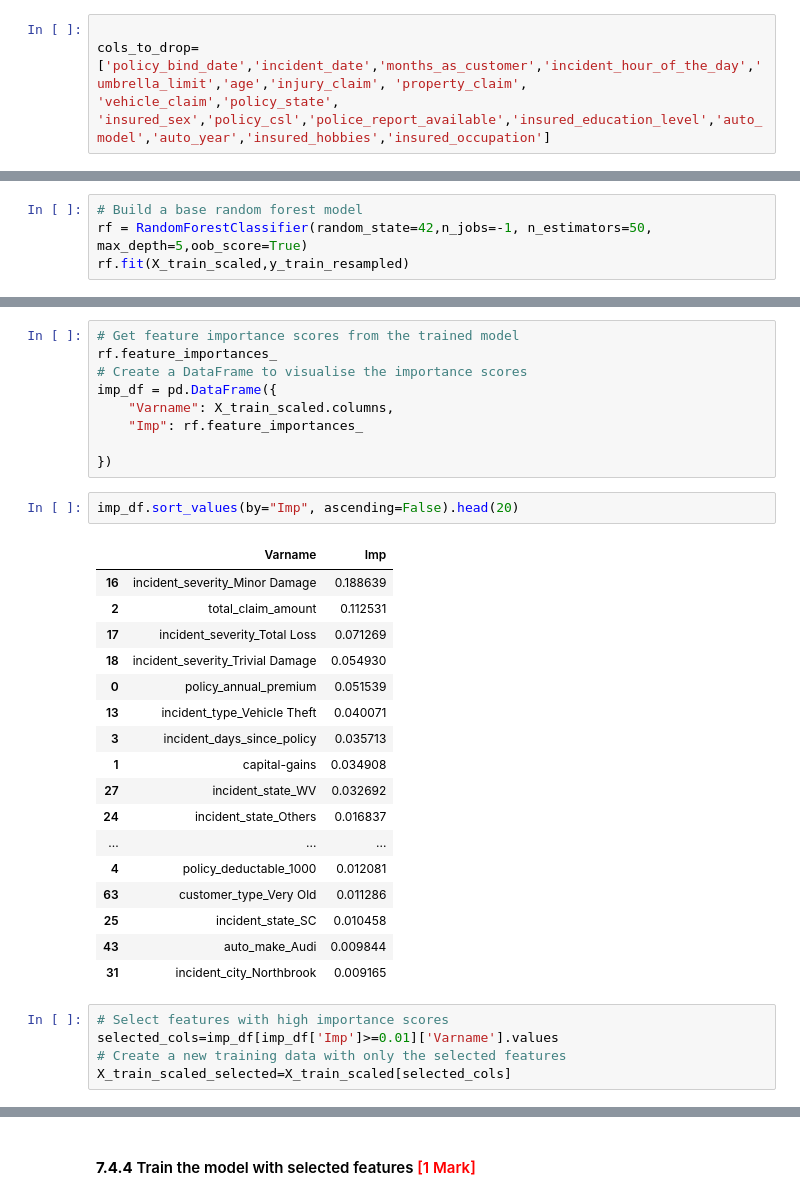
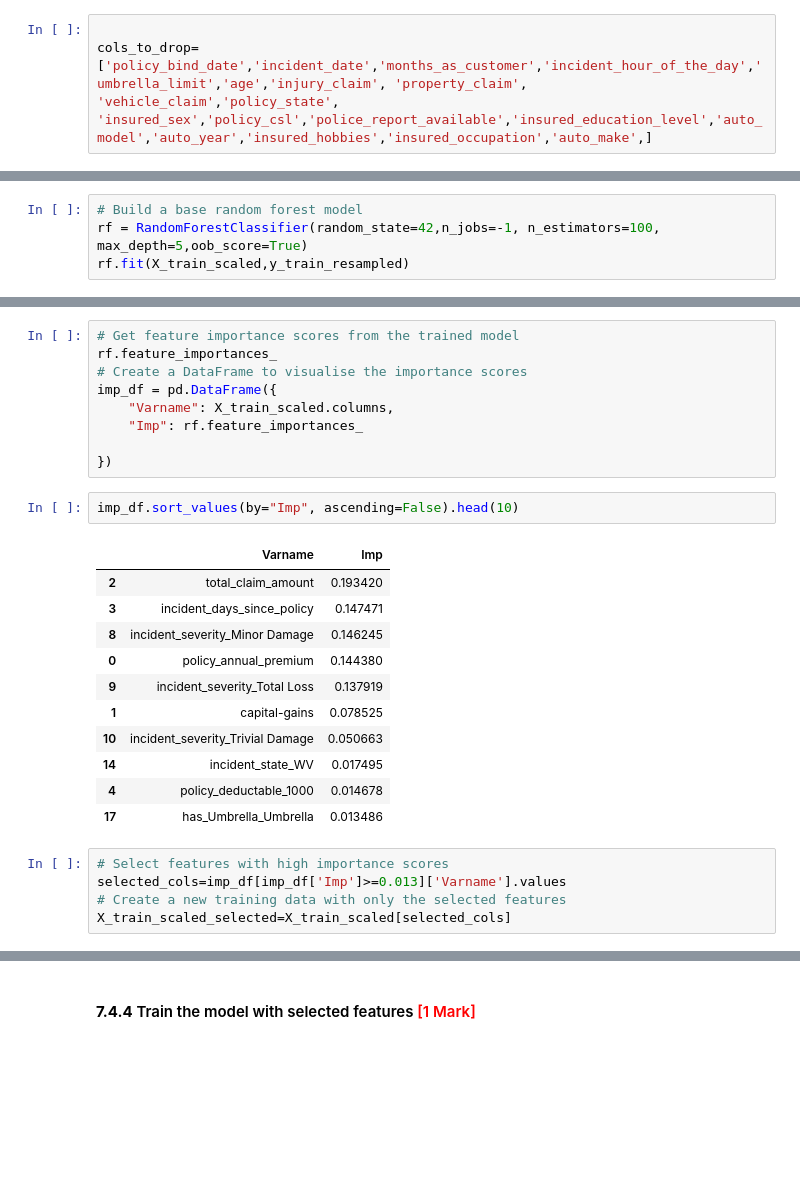
Before and after one commit to asthaban03/Fraudulent-Claim-Detection, a Jupyter notebook: Fraudulent_Claim_Detection_Starter.ipynb, the cells around one changed output, grey strips where cells are left out. Saved outputs shown, nothing was run; the diff lists cells and outputs as text; blank space fills up the shorter version.

```diff
--- a/Fraudulent_Claim_Detection_Starter.ipynb
+++ b/Fraudulent_Claim_Detection_Starter.ipynb
@@ -958,6 +958,6 @@ Index(['months_as_customer', 'age', 'policy_bind_date', 'policy_state',
 # %%
 
-cols_to_drop=['policy_bind_date','incident_date','months_as_customer','incident_hour_of_the_day','umbrella_limit','age','injury_claim', 'property_claim', 'vehicle_claim','policy_state', 'insured_sex','policy_csl','police_report_available','insured_education_level','auto_model','auto_year','insured_hobbies','insured_occupation']
+cols_to_drop=['policy_bind_date','incident_date','months_as_customer','incident_hour_of_the_day','umbrella_limit','age','injury_claim', 'property_claim', 'vehicle_claim','policy_state', 'insured_sex','policy_csl','police_report_available','insured_education_level','auto_model','auto_year','insured_hobbies','insured_occupation','auto_make',]
 # %%
 X_resampled.drop(cols_to_drop,axis=1,inplace=True)
 X_val.drop(cols_to_drop,axis=1,inplace=True)
@@ -1723,6 +1837,6 @@ from sklearn.model_selection import cross_val_score, GridSearchCV
 #### **7.4.2** Build the random forest model <font color="red">[1 Mark]</font>
 # %%
 # Build a base random forest model
-rf = RandomForestClassifier(random_state=42,n_jobs=-1, n_estimators=50, max_depth=5,oob_score=True)
+rf = RandomForestClassifier(random_state=42,n_jobs=-1, n_estimators=100, max_depth=5,oob_score=True)
 rf.fit(X_train_scaled,y_train_resampled)
 # %% [output]
@@ -1740,28 +1853,22 @@ imp_df = pd.DataFrame({
 
 })
 # %%
-imp_df.sort_values(by="Imp", ascending=False).head(20)
+imp_df.sort_values(by="Imp", ascending=False).head(10)
 # %% [output]
 |  | Varname | Imp |
-| 16 | incident_severity_Minor Damage | 0.188639 |
-| 2 | total_claim_amount | 0.112531 |
-| 17 | incident_severity_Total Loss | 0.071269 |
-| 18 | incident_severity_Trivial Damage | 0.054930 |
-| 0 | policy_annual_premium | 0.051539 |
-| 13 | incident_type_Vehicle Theft | 0.040071 |
-| 3 | incident_days_since_policy | 0.035713 |
-| 1 | capital-gains | 0.034908 |
-| 27 | incident_state_WV | 0.032692 |
-| 24 | incident_state_Others | 0.016837 |
-| ... | ... | ... |
-| 4 | policy_deductable_1000 | 0.012081 |
-| 63 | customer_type_Very Old | 0.011286 |
-| 25 | incident_state_SC | 0.010458 |
-| 43 | auto_make_Audi | 0.009844 |
-| 31 | incident_city_Northbrook | 0.009165 |
+| 2 | total_claim_amount | 0.193420 |
+| 3 | incident_days_since_policy | 0.147471 |
+| 8 | incident_severity_Minor Damage | 0.146245 |
+| 0 | policy_annual_premium | 0.144380 |
+| 9 | incident_severity_Total Loss | 0.137919 |
+| 1 | capital-gains | 0.078525 |
+| 10 | incident_severity_Trivial Damage | 0.050663 |
+| 14 | incident_state_WV | 0.017495 |
+| 4 | policy_deductable_1000 | 0.014678 |
+| 17 | has_Umbrella_Umbrella | 0.013486 |
 # %%
 # Select features with high importance scores
-selected_cols=imp_df[imp_df['Imp']>=0.01]['Varname'].values
+selected_cols=imp_df[imp_df['Imp']>=0.013]['Varname'].values
 # Create a new training data with only the selected features
 X_train_scaled_selected=X_train_scaled[selected_cols]
 # %%
```
Also changed, not shown: parts of 65 cells of this notebook.
